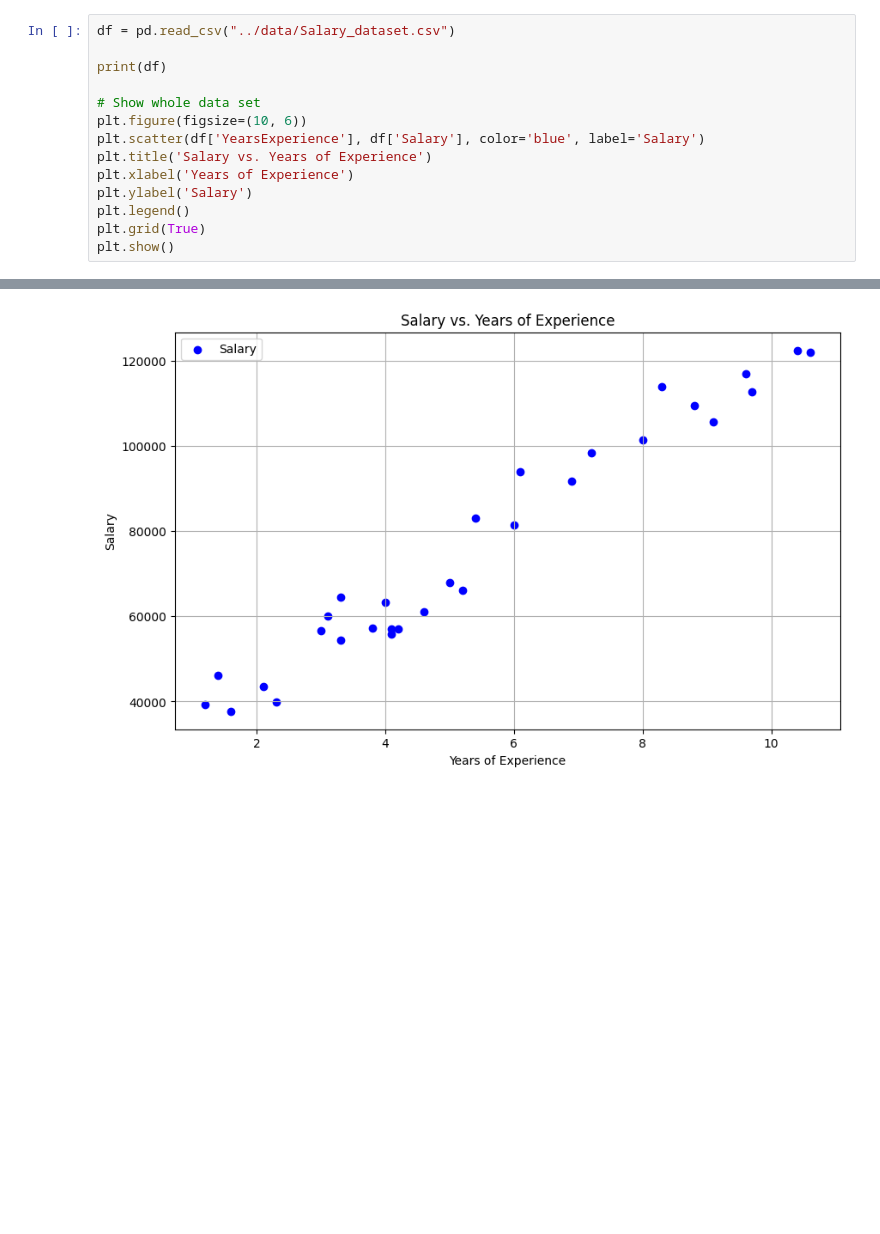
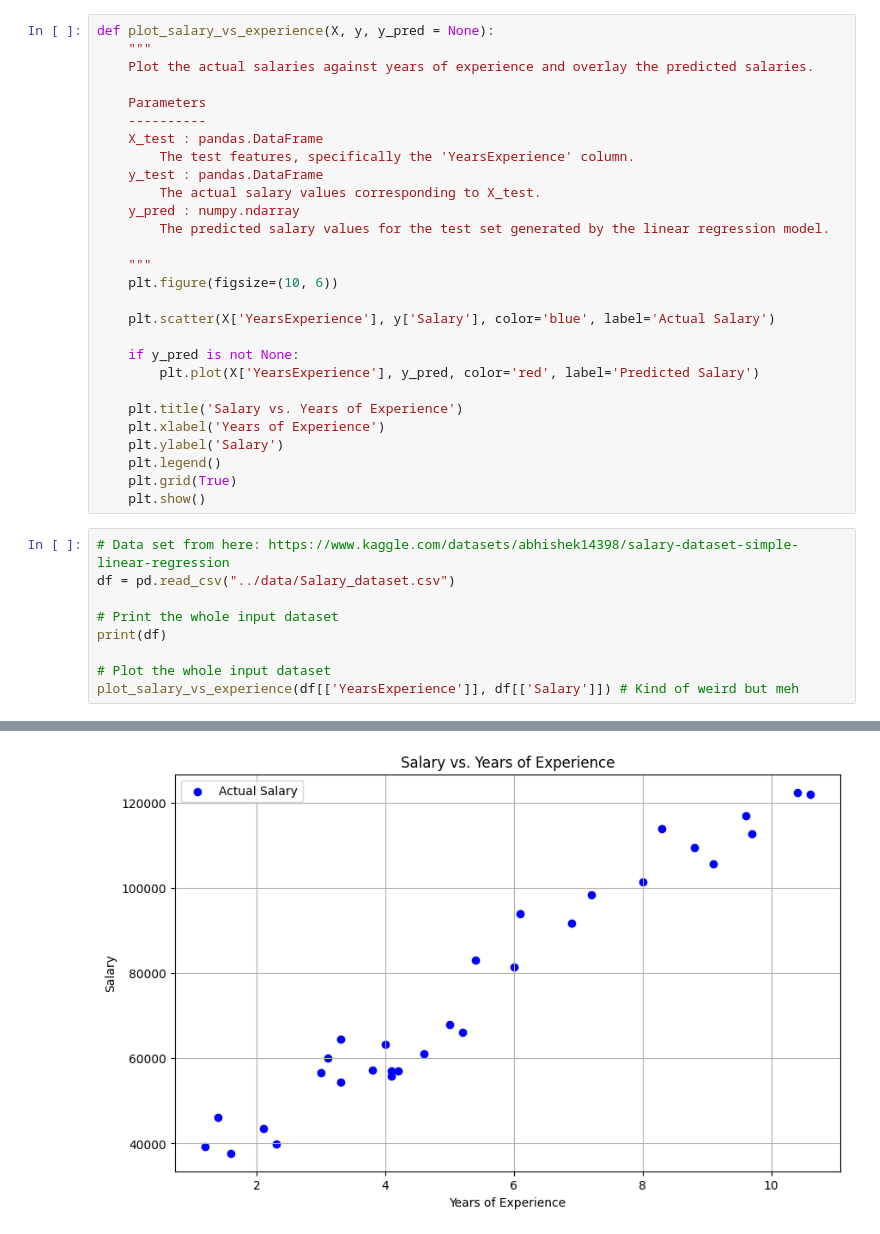
Before and after one commit to johnfitzy/learning-ml, a Jupyter notebook: nb/regresion_one.ipynb, the cells around one changed output, grey strips where cells are left out. Drawn from its saved outputs; the diff is of its cells as text; blank space fills up the shorter version.

Commit message:
Finished regression

```diff
--- a/nb/regresion_one.ipynb
+++ b/nb/regresion_one.ipynb
@@ -8,34 +6,57 @@ from sklearn.model_selection import train_test_split
+# %%
+def plot_salary_vs_experience(X, y, y_pred = None):
+    """
+    Plot the actual salaries against years of experience and overlay the predicted salaries.
+
+    Parameters
+    ----------
+    X_test : pandas.DataFrame
+        The test features, specifically the 'YearsExperience' column.
+    y_test : pandas.DataFrame
+        The actual salary values corresponding to X_test.
+    y_pred : numpy.ndarray
+        The predicted salary values for the test set generated by the linear regression model.
+
+    """
+    plt.figure(figsize=(10, 6))
+
+    plt.scatter(X['YearsExperience'], y['Salary'], color='blue', label='Actual Salary')
+
+    if y_pred is not None:
+        plt.plot(X['YearsExperience'], y_pred, color='red', label='Predicted Salary')
+
+    plt.title('Salary vs. Years of Experience')
+    plt.xlabel('Years of Experience')
+    plt.ylabel('Salary')
+    plt.legend()
+    plt.grid(True)
+    plt.show()
 # %%
+# Data set from here: https://www.kaggle.com/datasets/abhishek14398/salary-dataset-simple-linear-regression
 df = pd.read_csv("../data/Salary_dataset.csv")
 
+# Print the whole input dataset
 print(df)
 
-# Show whole data set
-plt.figure(figsize=(10, 6))
-plt.scatter(df['YearsExperience'], df['Salary'], color='blue', label='Salary')
-plt.title('Salary vs. Years of Experience')
-plt.xlabel('Years of Experience')
-plt.ylabel('Salary')
-plt.legend()
-plt.grid(True)
-plt.show()
+# Plot the whole input dataset
+plot_salary_vs_experience(df[['YearsExperience']], df[['Salary']]) # Kind of weird but meh
 # %% [output]
     Unnamed: 0  YearsExperience    Salary
 0            0              1.2   39344.0
 1            1              1.4   46206.0
 2            2              1.6   37732.0
 3            3              2.1   43526.0
 4            4              2.3   39892.0
 5            5              3.0   56643.0
 6            6              3.1   60151.0
 7            7              3.3   54446.0
 8            8              3.3   64446.0
 9            9              3.8   57190.0
 10          10              4.0   63219.0
 ... (15 lines left out)
 26          26              9.6  116970.0
 27          27              9.7  112636.0
 28          28             10.4  122392.0
 29          29             10.6  121873.0
-[figure, old version]
+[figure, new version]
 # %%
```
Also changed, not shown: parts of 5 cells of this notebook.
